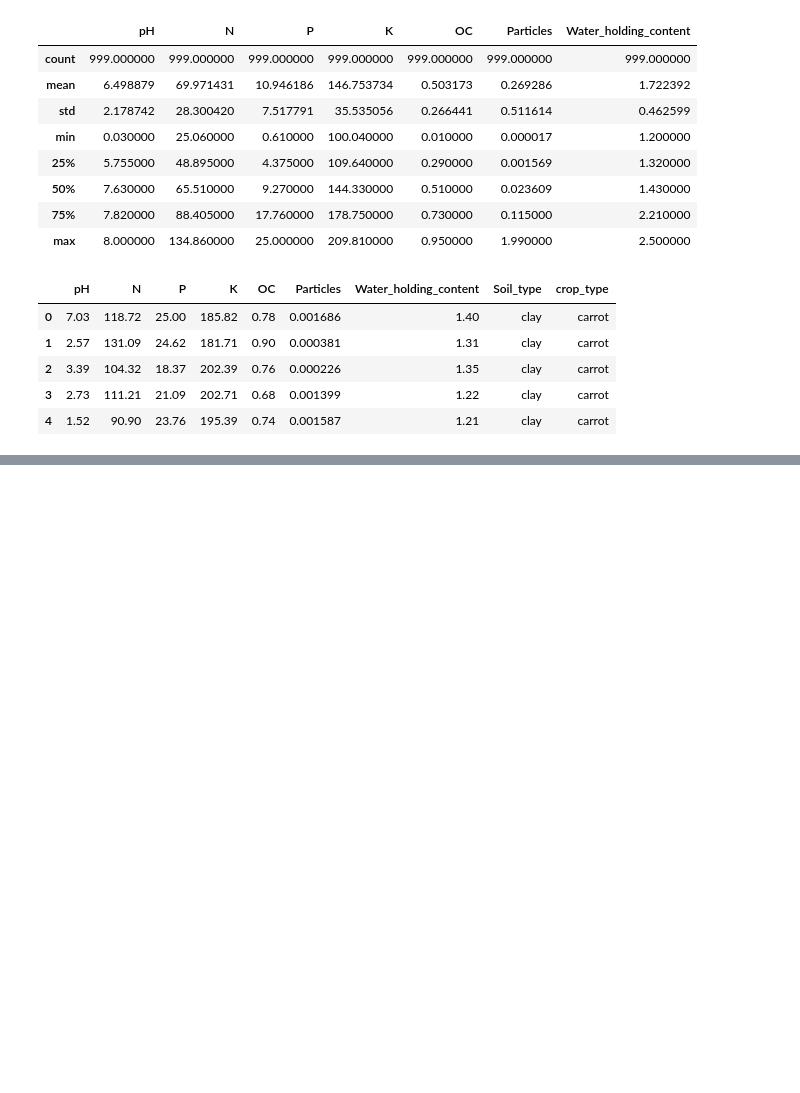
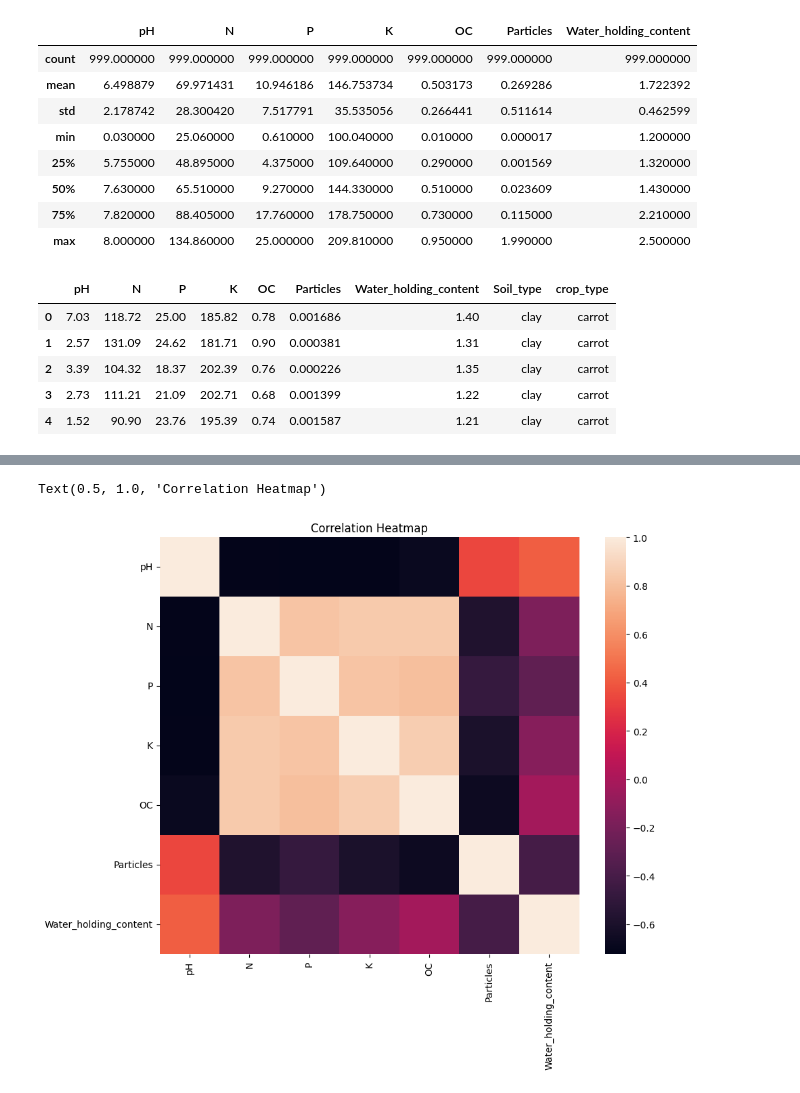
Before and after one commit to ezinneanne/Farmeye, a Jupyter notebook: mlreview.ipynb, the cells around one changed output, grey strips where cells are left out. Saved outputs shown, nothing was run; the diff lists cells and outputs as text; code cells hidden in the pictures; blank space fills up the shorter version.

```diff
--- a/mlreview.ipynb
+++ b/mlreview.ipynb
@@ -27,0 +71,7 @@ data.head()
+# %%
+plt.figure(figsize=(10, 8))
+sns.heatmap(data[num_features].corr())
+plt.title('Correlation Heatmap')
+# %% [output]
+Text(0.5, 1.0, 'Correlation Heatmap')
+[figure, added]
```
Also changed, not shown: parts of 7 cells of this notebook.
